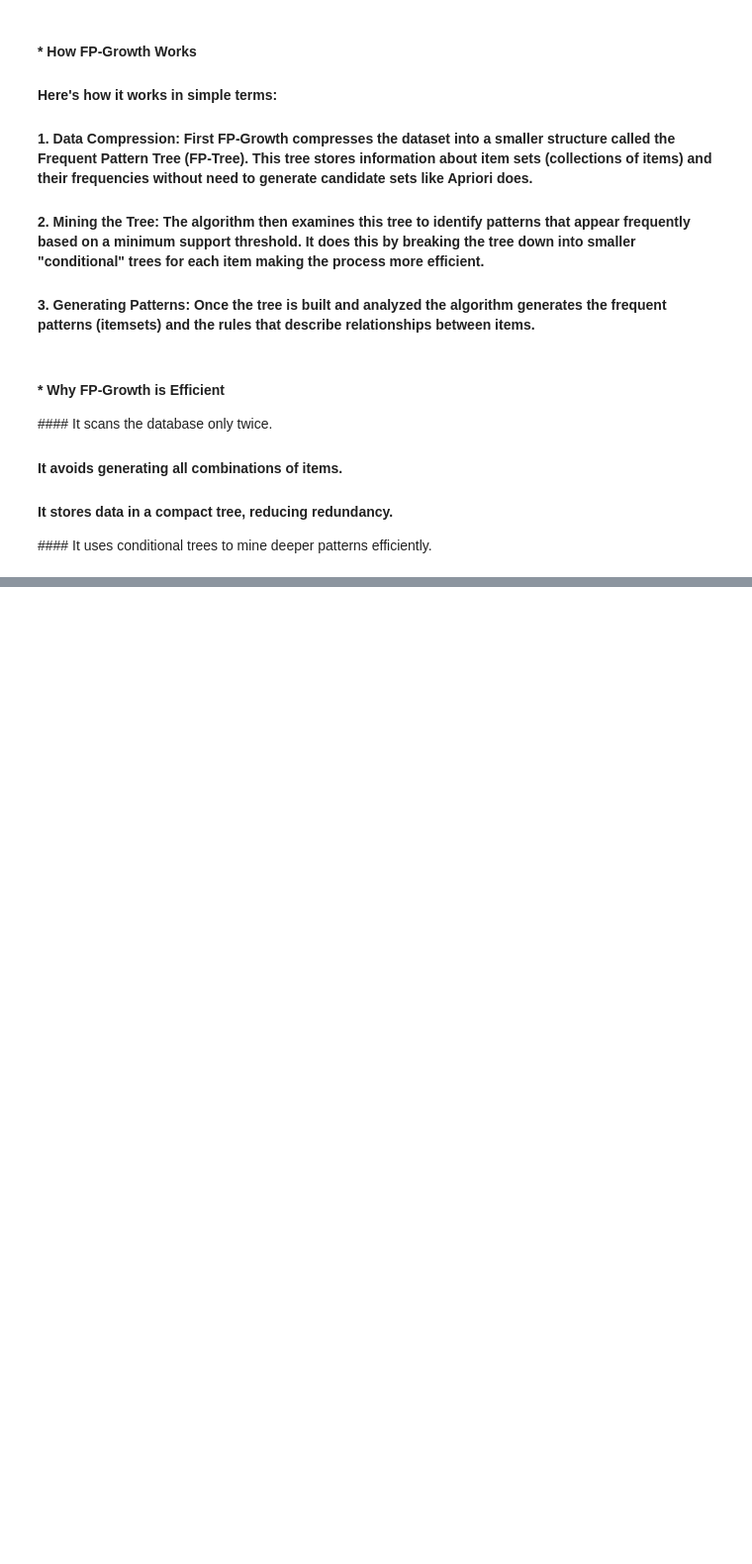
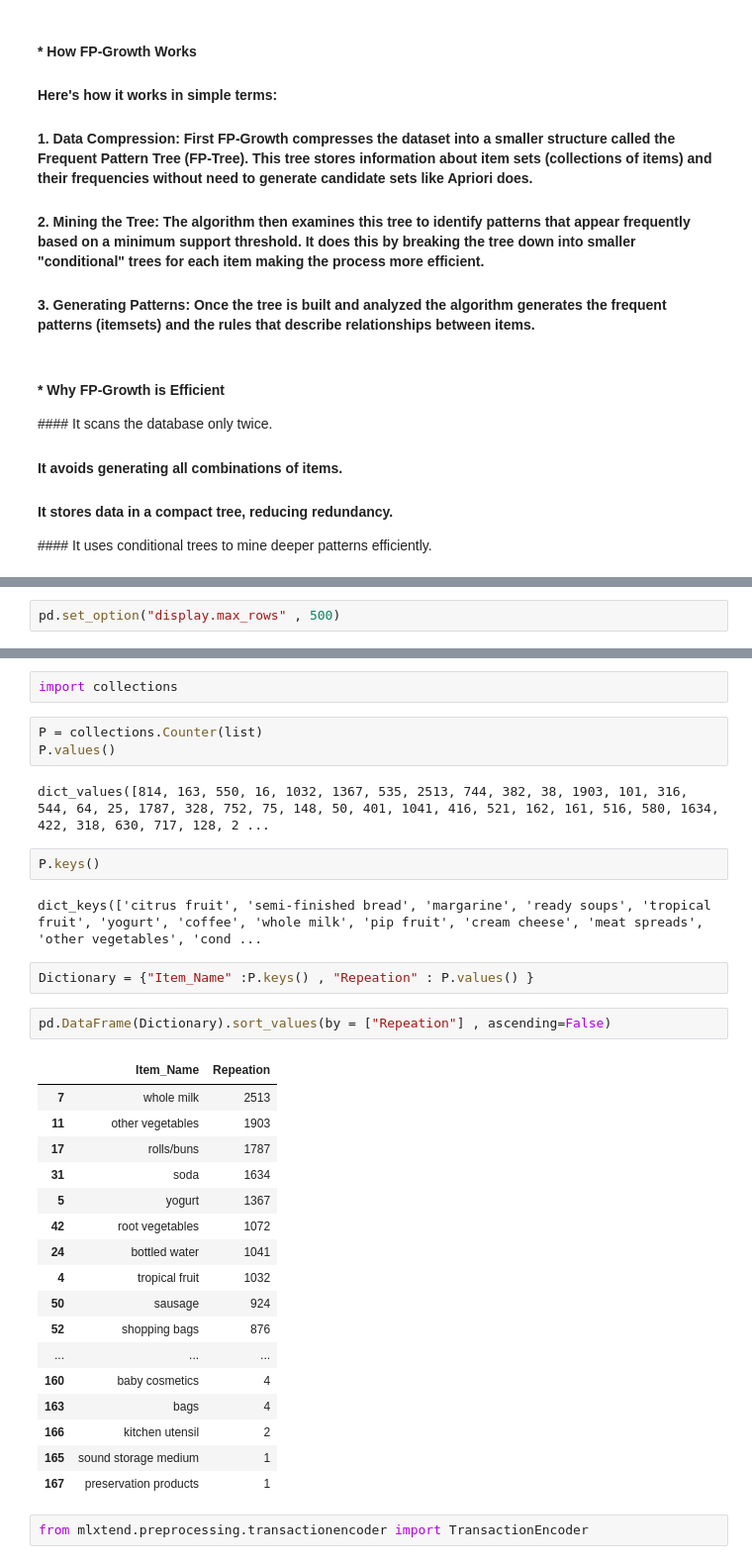
Before and after one commit to BhavyaKansal20/MachineLearning, a Jupyter notebook: Unsupervised ML/Association/FP_Growth_Algorithm.ipynb, the cells around one changed output, grey strips where cells are left out. Shown at 99% size. Cells and saved outputs as stored; diff of their text form; blank space fills up the shorter version.

```diff
--- a/Unsupervised ML/Association/FP_Growth_Algorithm.ipynb
+++ b/Unsupervised ML/Association/FP_Growth_Algorithm.ipynb
@@ -15,0 +20,2 @@
+# %%
+pd.set_option("display.max_rows" , 500)
@@ -15,0 +49,35 @@
+# %%
+import collections
+# %%
+P = collections.Counter(list)
+P.values()
+# %% [output]
+dict_values([814, 163, 550, 16, 1032, 1367, 535, 2513, 744, 382, 38, 1903, 101, 316, 544, 64, 25, 1787, 328, 752, 75, 148, 50, 401, 1041, 416, 521, 162, 161, 516, 580, 1634, 422, 318, 630, 717, 128, 2 ...
+# %%
+P.keys()
+# %% [output]
+dict_keys(['citrus fruit', 'semi-finished bread', 'margarine', 'ready soups', 'tropical fruit', 'yogurt', 'coffee', 'whole milk', 'pip fruit', 'cream cheese', 'meat spreads', 'other vegetables', 'cond ...
+# %%
+Dictionary = {"Item_Name" :P.keys() , "Repeation" : P.values() }
+# %%
+pd.DataFrame(Dictionary).sort_values(by = ["Repeation"] , ascending=False)
+# %% [output]
+|  | Item_Name | Repeation |
+| 7 | whole milk | 2513 |
+| 11 | other vegetables | 1903 |
+| 17 | rolls/buns | 1787 |
+| 31 | soda | 1634 |
+| 5 | yogurt | 1367 |
+| 42 | root vegetables | 1072 |
+| 24 | bottled water | 1041 |
+| 4 | tropical fruit | 1032 |
+| 50 | sausage | 924 |
+| 52 | shopping bags | 876 |
+| ... | ... | ... |
+| 160 | baby cosmetics | 4 |
+| 163 | bags | 4 |
+| 166 | kitchen utensil | 2 |
+| 165 | sound storage medium | 1 |
+| 167 | preservation products | 1 |
+# %%
+from mlxtend.preprocessing.transactionencoder import TransactionEncoder
```
Also changed, not shown: parts of 14 cells of this notebook, 1 other file.
